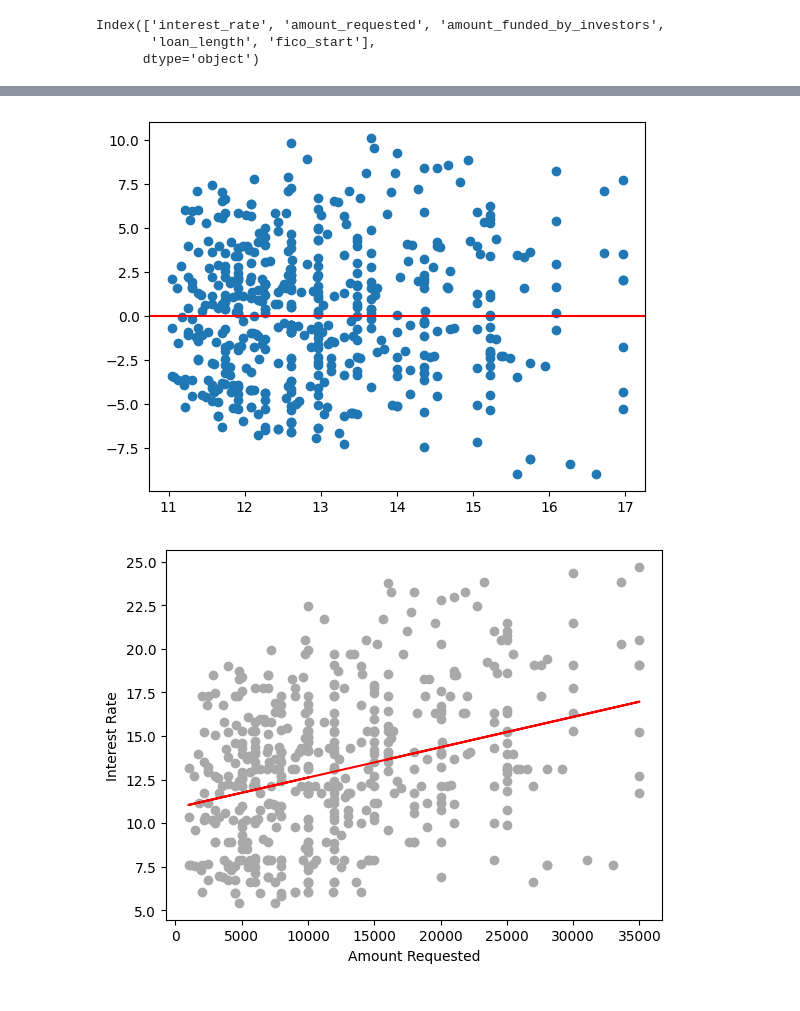
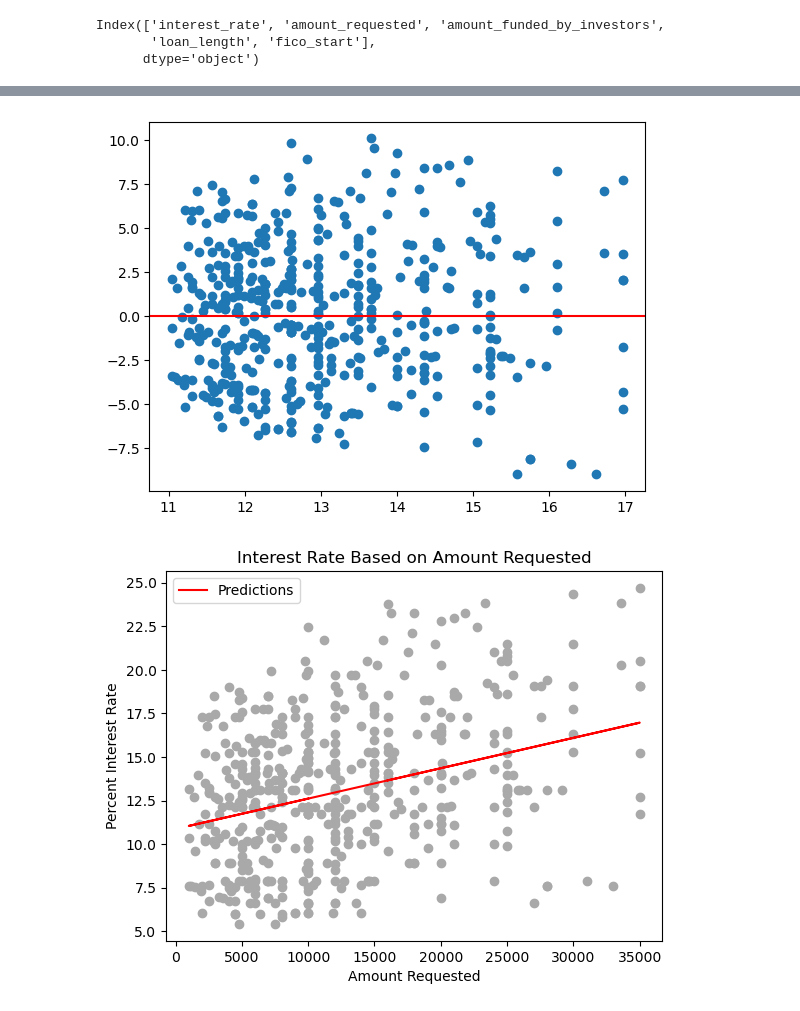
Before and after one commit to sheehanjacque/loan_request_business_analysis, a Jupyter notebook: notebooks/data_analysis.ipynb, the cells around one changed output, grey strips where cells are left out. Saved outputs shown, nothing was run; the diff lists cells and outputs as text; code cells hidden in the pictures.

Commit message:
added titles to charts

```diff
--- a/notebooks/data_analysis.ipynb
+++ b/notebooks/data_analysis.ipynb
@@ -159,9 +159,11 @@ y = df['interest_rate']
 X_test, y_test, y_pred_test = useOLS_single(X,y)
 
 plt.scatter(X_test[:, 1], y_test, color="darkgray")
-plt.plot(X_test[:, 1], y_pred_test, color="red")
+plt.plot(X_test[:, 1], y_pred_test, color="red", label = "Predictions")
 plt.xlabel("Amount Requested")
-plt.ylabel("Interest Rate")
+plt.ylabel("Percent Interest Rate")
+plt.title("Interest Rate Based on Amount Requested")
+plt.legend()
 plt.show()
 # %% [output]
                             OLS Regression Results
@@ -174,15 +176,15 @@ Time:                        11:20:59   Log-Likelihood:                -5583.4
 No. Observations:                1998   AIC:                         1.117e+04
 Df Residuals:                    1996   BIC:                         1.118e+04
 Df Model:                           1
 Covariance Type:            nonrobust
 ==============================================================================
 ... (11 lines left out)
 Notes:
 [1] Standard Errors assume that the covariance matrix of the errors is correctly specified.
 [2] The condition number is large, 2.76e+04. This might indicate that there are
 strong multicollinearity or other numerical problems.
 [figure]
-[figure, old version]
+[figure, new version]
 # %%
 # X= amount_funded_by_investor
 
```
Also changed, not shown: parts of 5 cells of this notebook.
